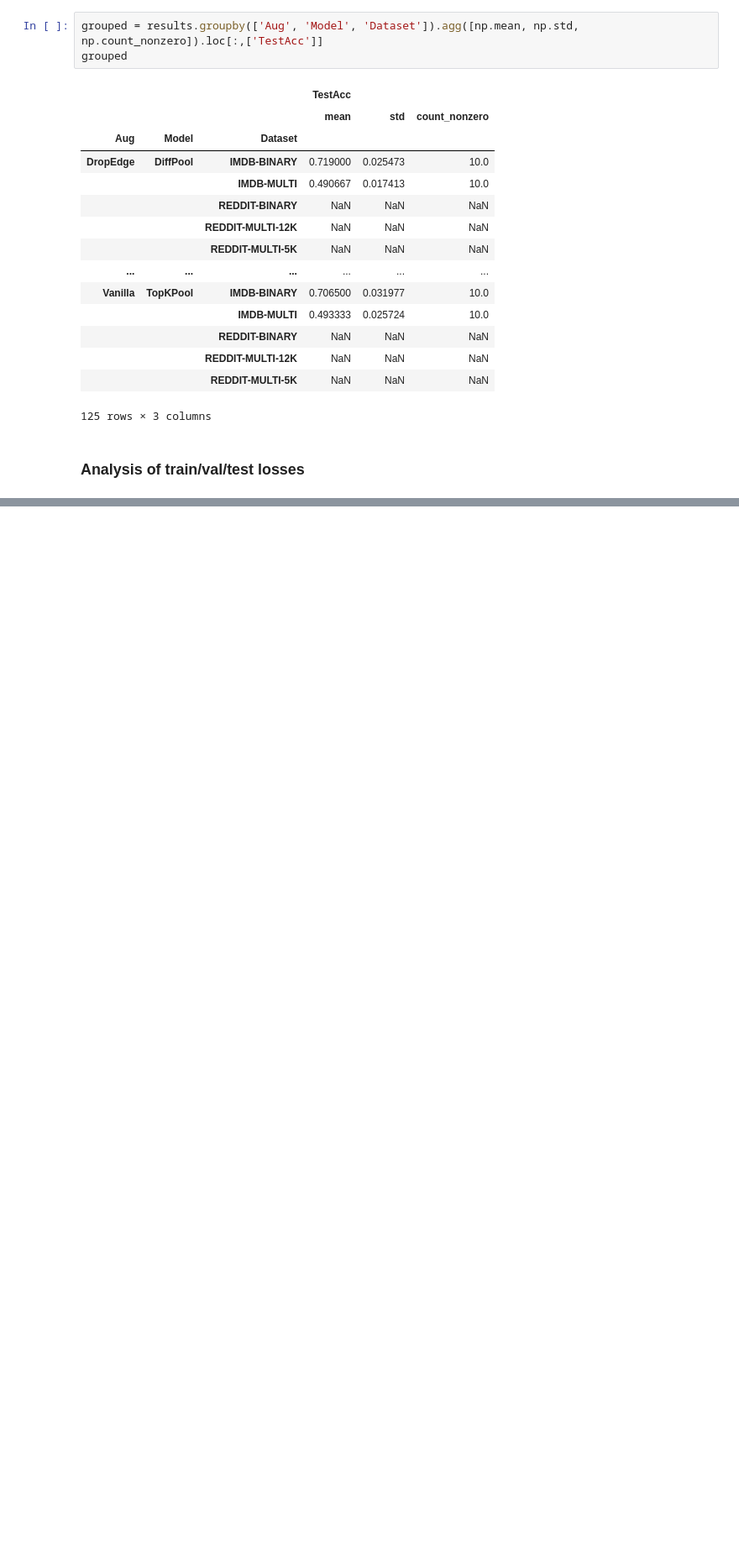
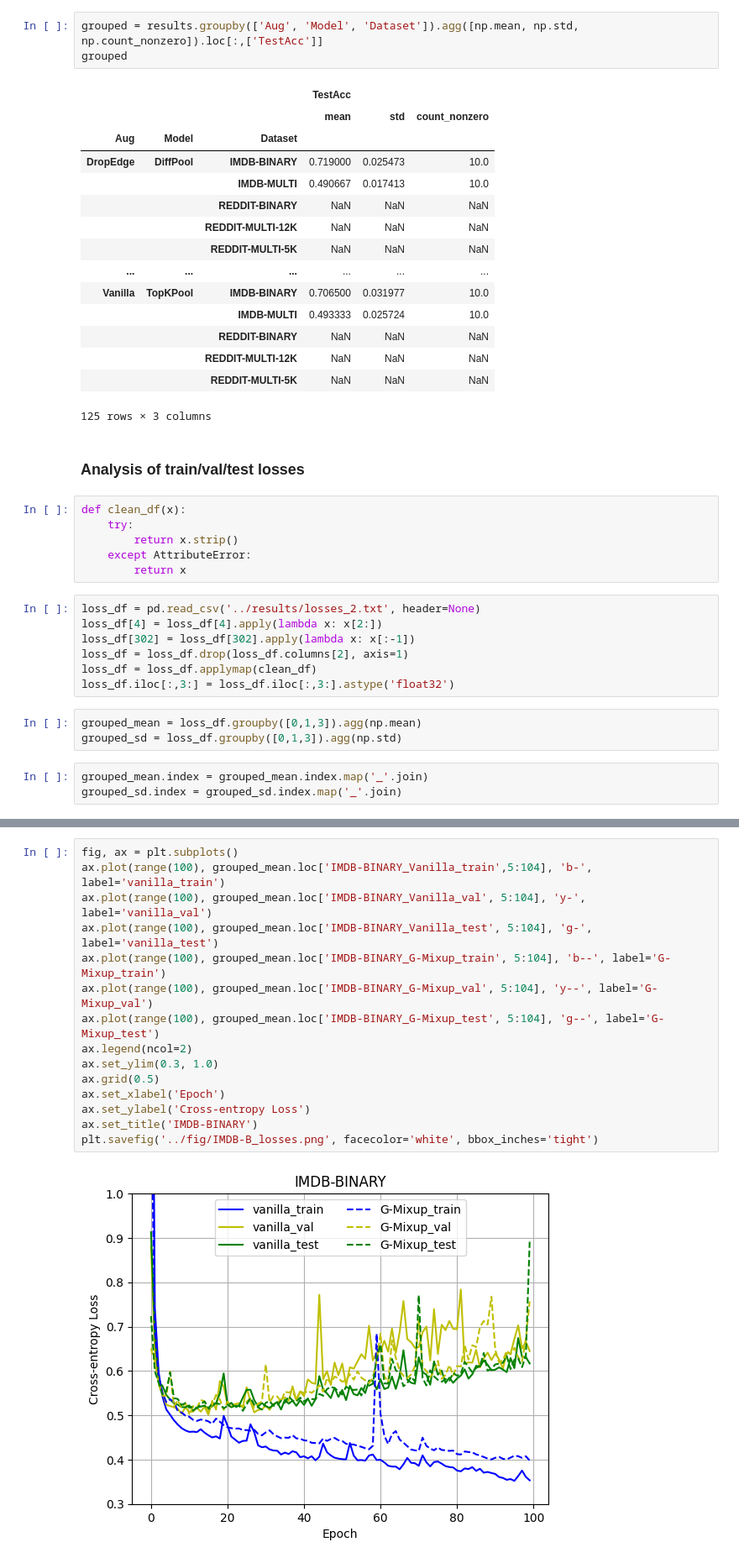
Before and after one commit to eomeragic1/g-mixup-reproducibility, a Jupyter notebook: src/experiment_3_analysis.ipynb, the cells around one changed output, grey strips where cells are left out. Shown: that part at 84% size. Cells and saved outputs as stored; diff of their text form; blank space fills up the shorter version.

```diff
--- a/src/experiment_3_analysis.ipynb
+++ b/src/experiment_3_analysis.ipynb
@@ -50,3 +51,22 @@ grouped
 125 rows × 3 columns
 # %% [markdown]
 ### Analysis of train/val/test losses
+# %%
+def clean_df(x):
+    try:
+        return x.strip()
+    except AttributeError:
+        return x
+# %%
+loss_df = pd.read_csv('../results/losses_2.txt', header=None)
+loss_df[4] = loss_df[4].apply(lambda x: x[2:])
+loss_df[302] = loss_df[302].apply(lambda x: x[:-1])
+loss_df = loss_df.drop(loss_df.columns[2], axis=1)
+loss_df = loss_df.applymap(clean_df)
+loss_df.iloc[:,3:] = loss_df.iloc[:,3:].astype('float32')
+# %%
+grouped_mean = loss_df.groupby([0,1,3]).agg(np.mean)
+grouped_sd = loss_df.groupby([0,1,3]).agg(np.std)
+# %%
+grouped_mean.index = grouped_mean.index.map('_'.join)
+grouped_sd.index = grouped_sd.index.map('_'.join)
@@ -52,0 +88,17 @@ grouped
+# %%
+fig, ax = plt.subplots()
+ax.plot(range(100), grouped_mean.loc['IMDB-BINARY_Vanilla_train',5:104], 'b-', label='vanilla_train')
+ax.plot(range(100), grouped_mean.loc['IMDB-BINARY_Vanilla_val', 5:104], 'y-', label='vanilla_val')
+ax.plot(range(100), grouped_mean.loc['IMDB-BINARY_Vanilla_test', 5:104], 'g-', label='vanilla_test')
+ax.plot(range(100), grouped_mean.loc['IMDB-BINARY_G-Mixup_train', 5:104], 'b--', label='G-Mixup_train')
+ax.plot(range(100), grouped_mean.loc['IMDB-BINARY_G-Mixup_val', 5:104], 'y--', label='G-Mixup_val')
+ax.plot(range(100), grouped_mean.loc['IMDB-BINARY_G-Mixup_test', 5:104], 'g--', label='G-Mixup_test')
+ax.legend(ncol=2)
+ax.set_ylim(0.3, 1.0)
+ax.grid(0.5)
+ax.set_xlabel('Epoch')
+ax.set_ylabel('Cross-entropy Loss')
+ax.set_title('IMDB-BINARY')
+plt.savefig('../fig/IMDB-B_losses.png', facecolor='white', bbox_inches='tight')
+# %% [output]
+[figure, added]
```
Also changed, not shown: parts of 5 cells of this notebook, 2 other files.
